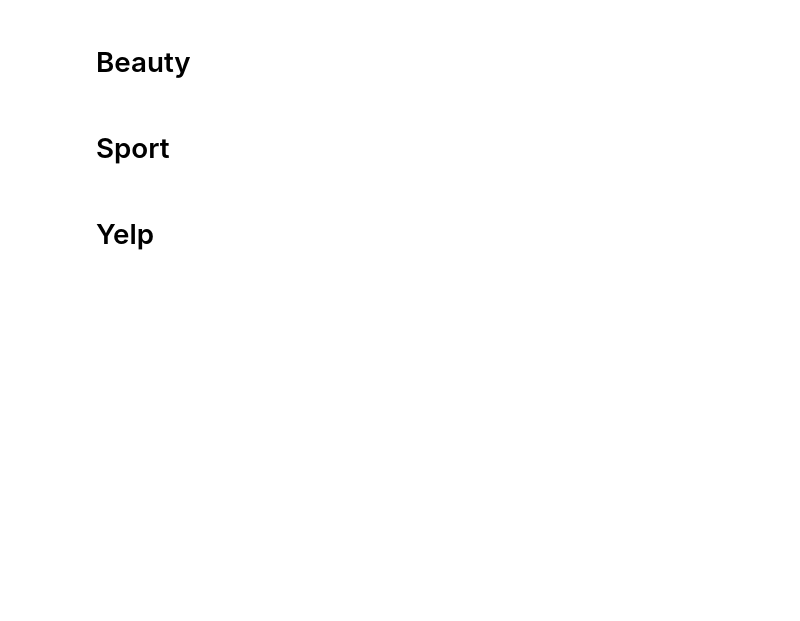
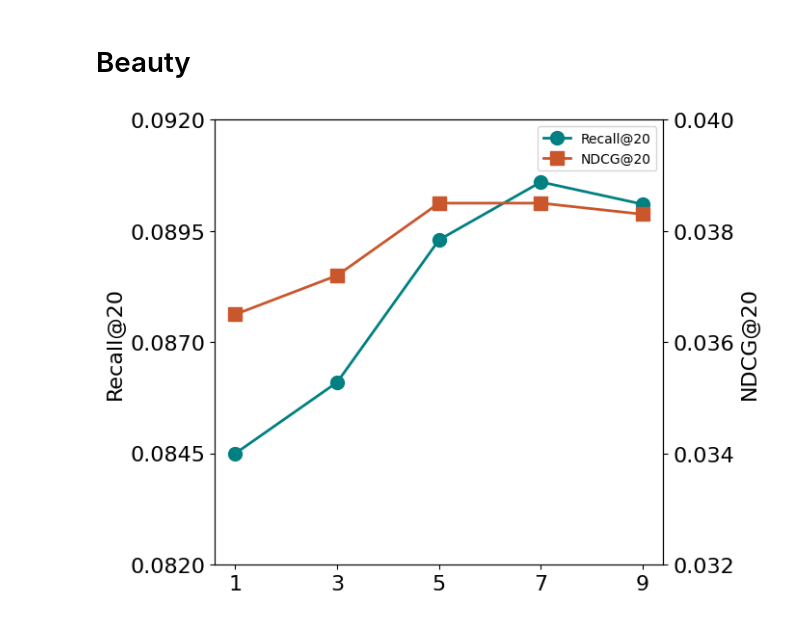
Before and after one commit to USTC-StarTeam/DR4SR, a Jupyter notebook: Plot_K.ipynb, the cells around one changed output. Saved outputs shown, nothing was run; the diff lists cells and outputs as text; code cells hidden in the pictures; blank space fills up the shorter version.

```diff
--- a/Plot_K.ipynb
+++ b/Plot_K.ipynb
@@ -58,6 +60,44 @@ plt.show()
 # %% [markdown]
 # Beauty
-# %% [markdown]
-# Sport
-# %% [markdown]
-# Yelp
+# %%
+
+
+import numpy as np
+import matplotlib
+import matplotlib.pyplot as plt
+from matplotlib.pyplot import LinearLocator
+# generate data
+matplotlib.rcParams['xtick.labelsize'] = 16
+matplotlib.rcParams['ytick.labelsize'] = 16
+
+x = ['1', '3', '5', '7', '9']
+
+recall = [0.0845, 0.0861, 0.0893, 0.0906, 0.0901]
+ndcg= [0.0365, 0.0372, 0.0385, 0.0385, 0.0383]
+
+
+# Start with subplots
+fig = plt.figure()
+ax1 = fig.add_subplot(111)
+ax2 = ax1.twinx()
+
+ax1.yaxis.set_major_locator(LinearLocator(5))
+ax1.set_ylim(0.082, 0.092)
+
+ax2.yaxis.set_major_locator(LinearLocator(5))
+ax2.set_ylim(0.032, 0.040)
+
+ax1.set_ylabel('Recall@20', fontdict={'size': 16})
+ax2.set_ylabel('NDCG@20', fontdict={'size': 16})
+
+lns1 = ax1.plot(x, recall, label='Recall@20', color=color[0], lw=2, marker='o', ms=10)
+lns2 = ax2.plot(x, ndcg, label='NDCG@20', color=color[1], lw=2, marker='s', ms=10)
+
+lns = lns1 + lns2
+labs = [l.get_label() for l in lns]
+ax1.legend(lns, labs, loc=0)
+# plt.tick_params(labelsize=23)
+plt.savefig('./figure/K_beauty.pdf', format='pdf', bbox_inches = 'tight')
+plt.show()
+# %% [output]
+[figure, added]
```
Also changed, not shown: parts of 1 cell of this notebook, 22 other files.
